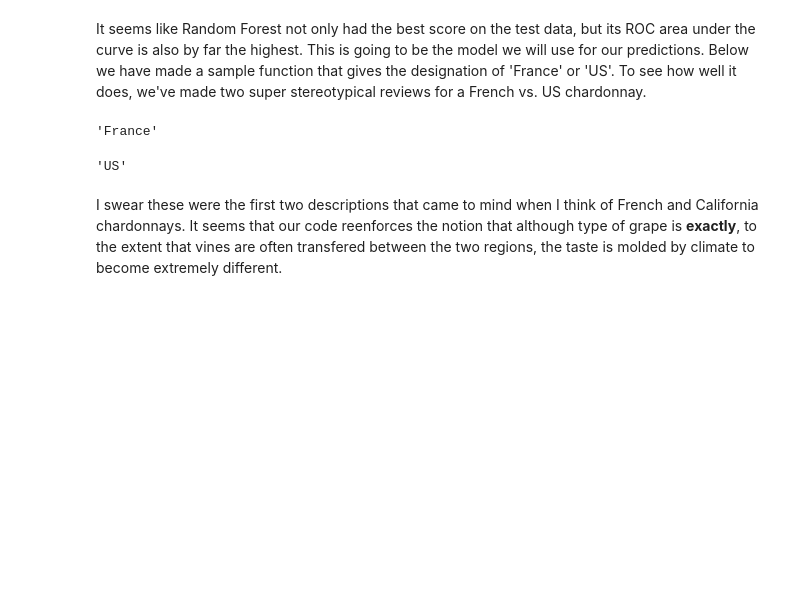
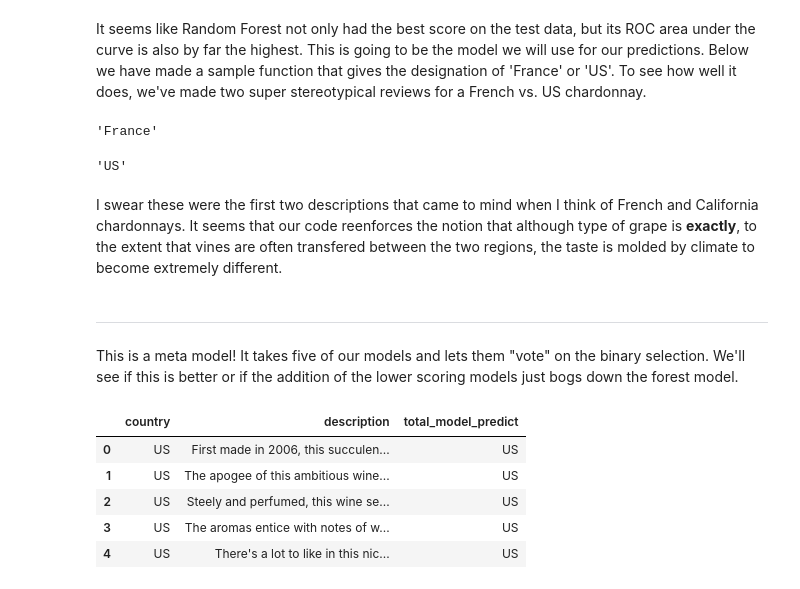
Before and after one commit to lewissearsiv/Metis_Project_3, a Jupyter notebook: US_vs_French_Chard.ipynb, the cells around one changed output. Drawn from its saved outputs; the diff is of its cells as text; code cells hidden in the pictures; blank space fills up the shorter version.

```diff
--- a/US_vs_French_Chard.ipynb
+++ b/US_vs_French_Chard.ipynb
@@ -305,3 +382,7 @@ forest_prediction(description_us)
 'US'
 # %% [markdown]
 I swear these were the first two descriptions that came to mind when I think of French and California chardonnays. It seems that our code reenforces the notion that although type of grape is **exactly**, to the extent that vines are often transfered between the two regions, the taste is molded by climate to become extremely different.
+# %% [markdown]
+---------------
+# %% [markdown]
+This is a meta model! It takes five of our models and lets them "vote" on the binary selection. We'll see if this is better or if the addition of the lower scoring models just bogs down the forest model.
@@ -307,0 +408,9 @@ I swear these were the first two descriptions that came to mind when I think of
+# %%
+df_test_chard.head()
+# %% [output]
+|  | country | description | total_model_predict |
+| 0 | US | First made in 2006, this succulen... | US |
+| 1 | US | The apogee of this ambitious wine... | US |
+| 2 | US | Steely and perfumed, this wine se... | US |
+| 3 | US | The aromas entice with notes of w... | US |
+| 4 | US | There's a lot to like in this nic... | US |
```
Also changed, not shown: parts of 25 cells of this notebook, 1 other file.
